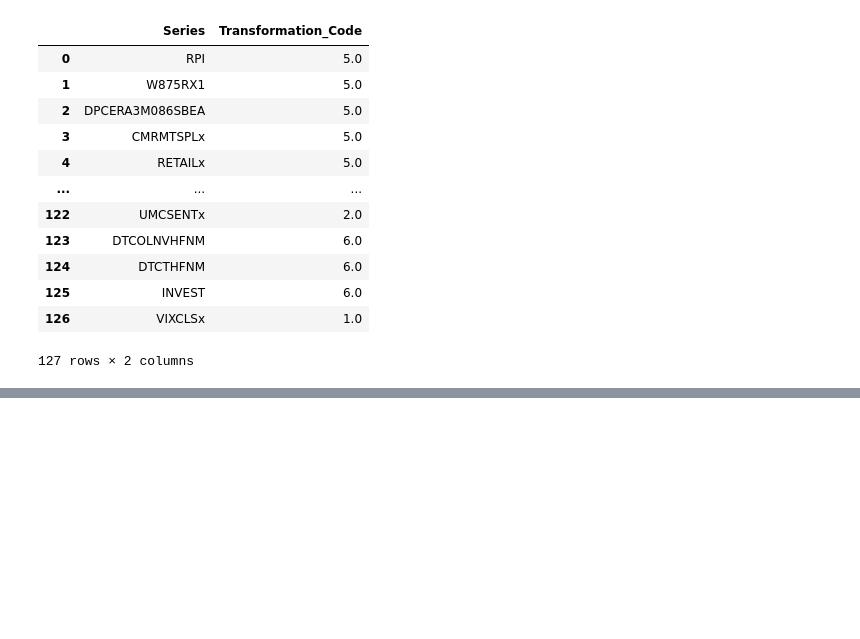
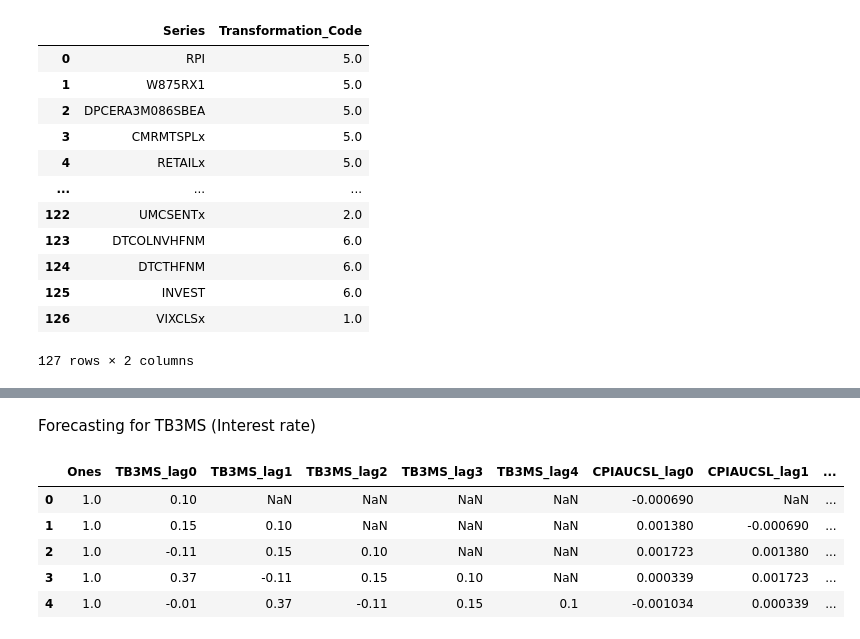
Before and after one commit to uniroma/assignment1-patagonia, a Jupyter notebook: example.ipynb, the cells around one changed output, grey strips where cells are left out. Drawn from its saved outputs; the diff is of its cells as text; code cells hidden in the pictures; blank space fills up the shorter version.

```diff
--- a/example.ipynb
+++ b/example.ipynb
@@ -184,0 +464,34 @@ Name: INDPRO, Length: 781, dtype: float64
+# %% [markdown]
+Forecasting for TB3MS (Interest rate)
+# %%
+Yraw = df_cleaned['TB3MS']
+Xraw = df_cleaned[['CPIAUCSL', 'INDPRO']]
+
+num_lags  = 4  # this is p
+num_leads = 1  # this is h
+
+X = pd.DataFrame()
+
+## Add the lagged values of Y
+col = 'TB3MS'
+for lag in range(0,num_lags+1):
+        # Shift each column in the DataFrame and name it with a lag suffix
+        X[f'{col}_lag{lag}'] = Yraw.shift(lag)
+
+for col in Xraw.columns:
+    for lag in range(0,num_lags+1):
+        # Shift each column in the DataFrame and name it with a lag suffix
+        X[f'{col}_lag{lag}'] = Xraw[col].shift(lag)
+#Add a column on ones (for the intercept)
+X.insert(0, 'Ones', np.ones(len(X)))
+
+
+#X is now a DataFrame
+X.head()
+# %% [output]
+|  | Ones | TB3MS_lag0 | TB3MS_lag1 | TB3MS_lag2 | TB3MS_lag3 | TB3MS_lag4 | CPIAUCSL_lag0 | CPIAUCSL_lag1 | ... |
+| 0 | 1.0 | 0.10 | NaN | NaN | NaN | NaN | -0.000690 | NaN | ... |
+| 1 | 1.0 | 0.15 | 0.10 | NaN | NaN | NaN | 0.001380 | -0.000690 | ... |
+| 2 | 1.0 | -0.11 | 0.15 | 0.10 | NaN | NaN | 0.001723 | 0.001380 | ... |
+| 3 | 1.0 | 0.37 | -0.11 | 0.15 | 0.10 | NaN | 0.000339 | 0.001723 | ... |
+| 4 | 1.0 | -0.01 | 0.37 | -0.11 | 0.15 | 0.1 | -0.001034 | 0.000339 | ... |
```
Also changed, not shown: parts of 25 cells of this notebook.
